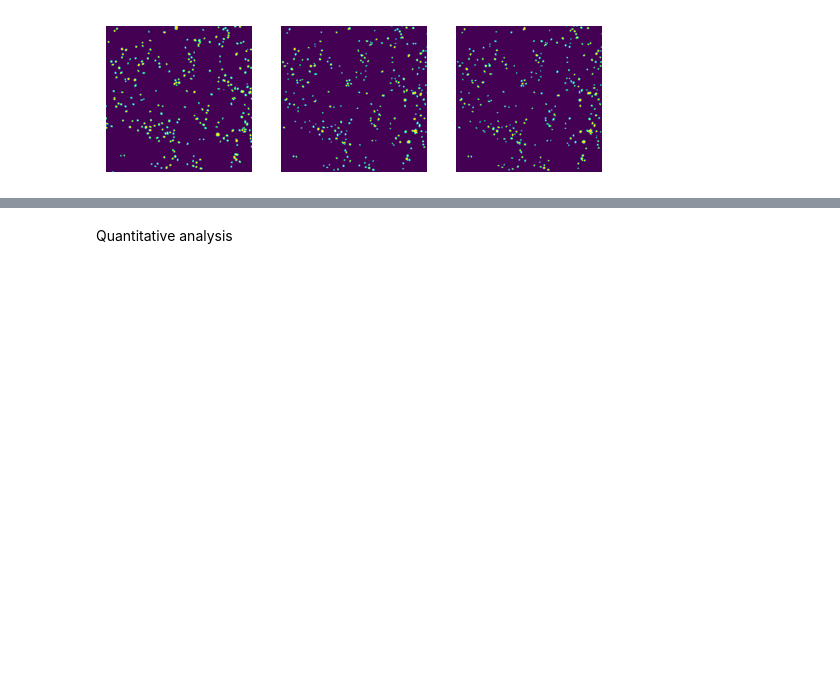
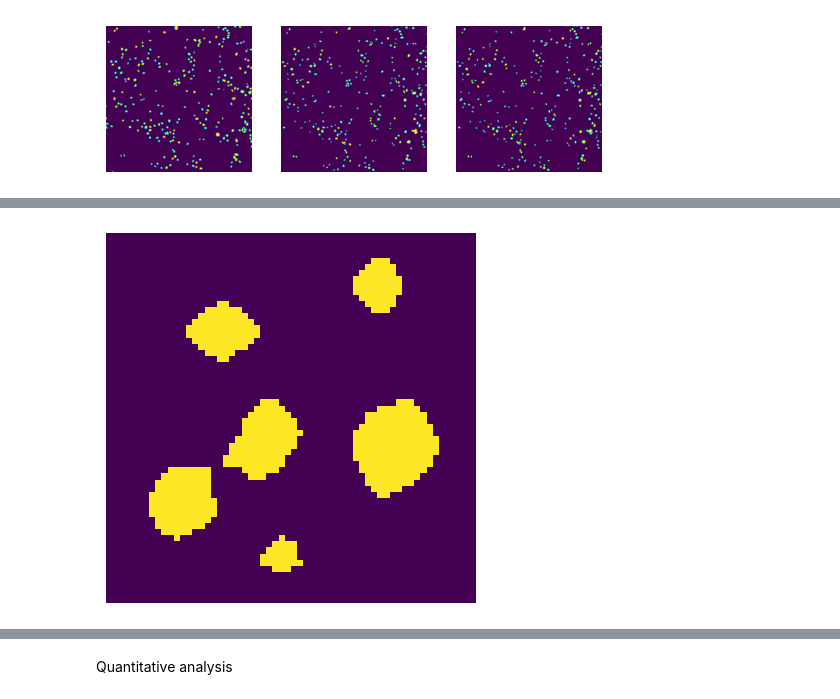
Before and after one commit to rzuberi/cellprobabilityUNet, a Jupyter notebook: instance_segmentation/evaluation.ipynb, the cells around one changed output, grey strips where cells are left out. Saved outputs shown, nothing was run; the diff lists cells and outputs as text; code cells hidden in the pictures; blank space fills up the shorter version.

```diff
--- a/instance_segmentation/evaluation.ipynb
+++ b/instance_segmentation/evaluation.ipynb
@@ -47,0 +68,12 @@ plt.show()
+# %%
+import cv2
+
+kernel = np.ones((5, 5), np.uint8)
+erosion = cv2.erode(plot.astype('uint8'), kernel, iterations=1)
+
+plt.imshow(erosion)
+plt.axis('off')
+plt.savefig("saved_images/binary mask eroded.png",bbox_inches='tight')
+plt.show()
+# %% [output]
+[figure, added]
```
Also changed, not shown: parts of 14 cells of this notebook, 6 other files.
